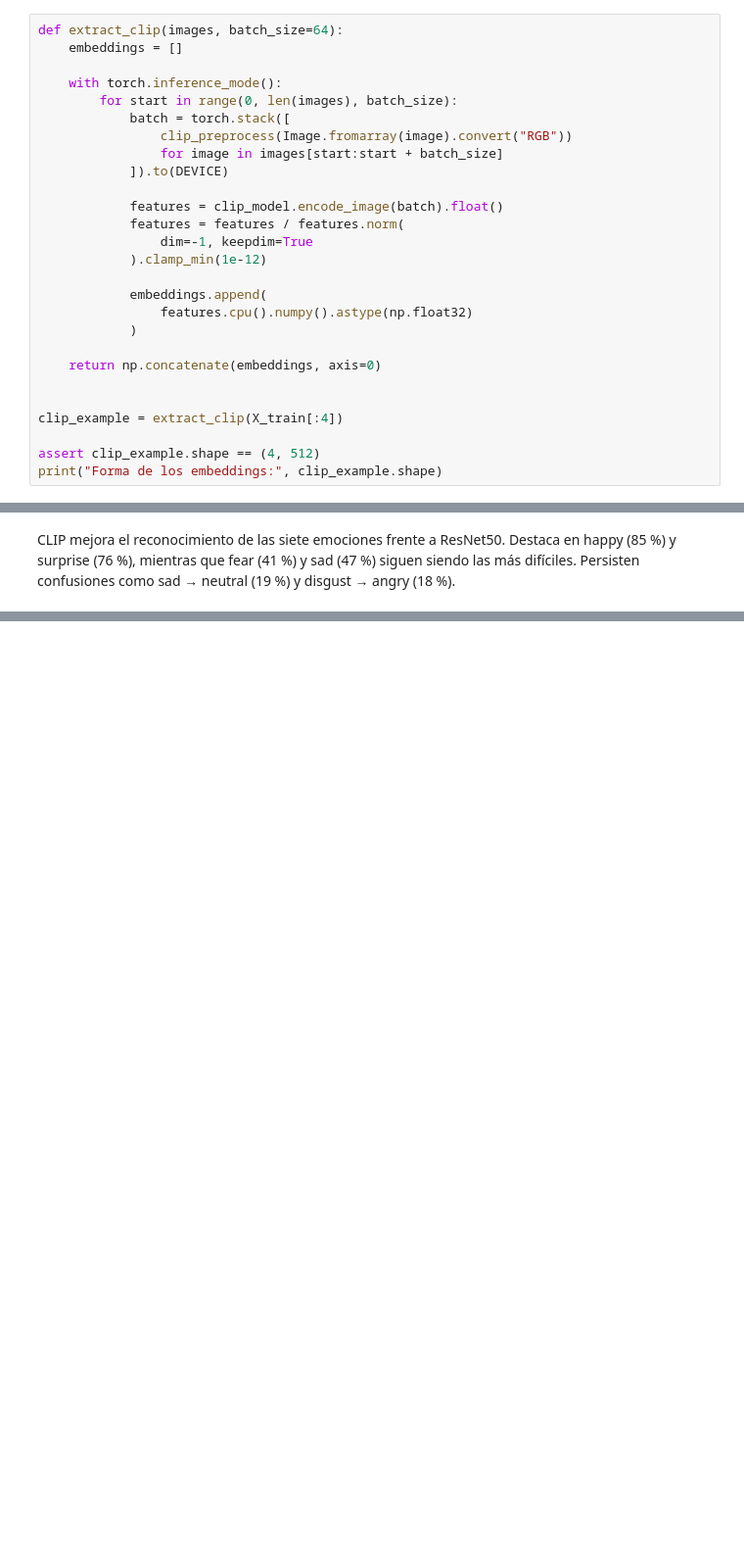
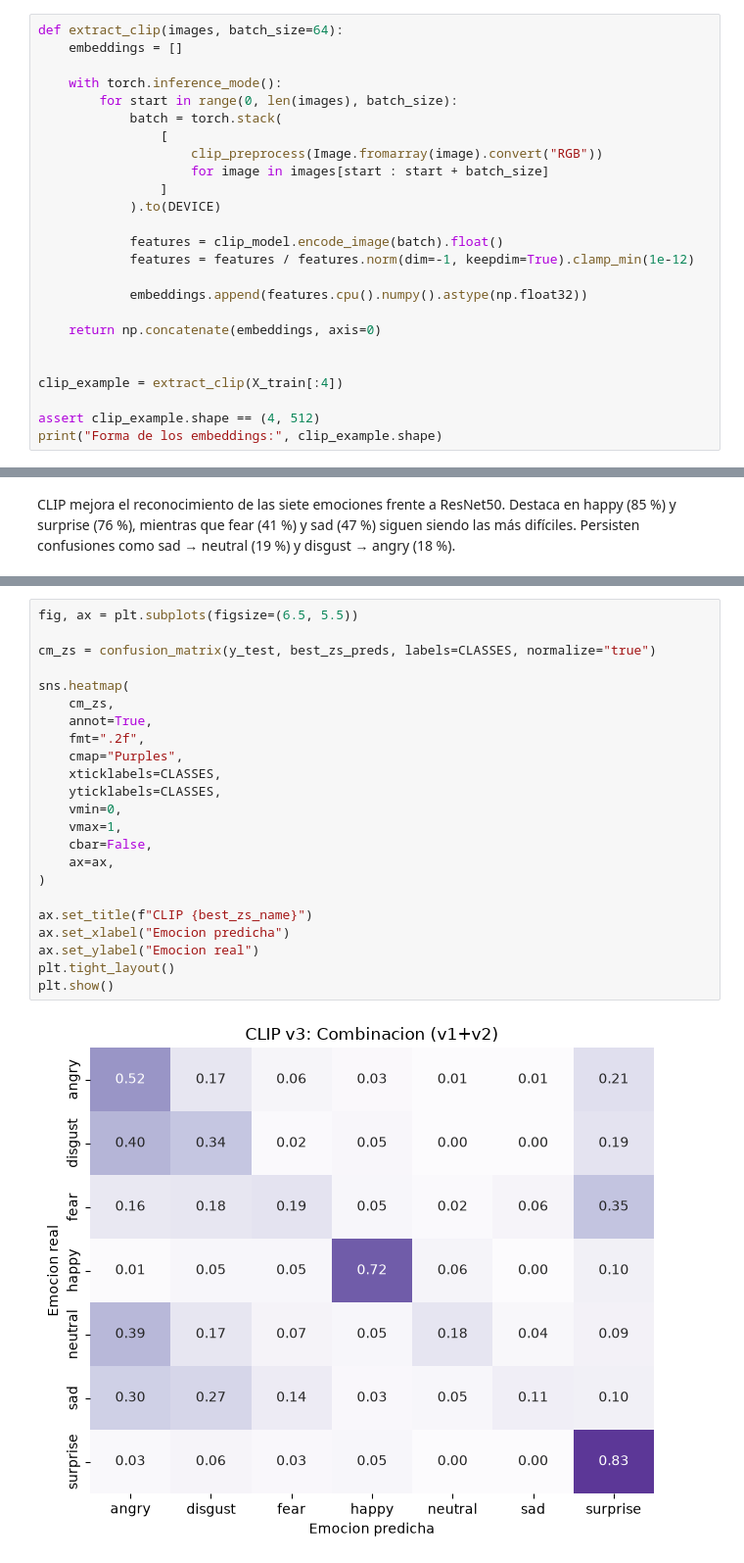
Before and after one commit to oliverAnderson18/deteccion_emociones, a Jupyter notebook: develop.ipynb, the cells around one changed output, grey strips where cells are left out. Shown at 98% size. Drawn from its saved outputs; the diff is of its cells as text; blank space fills up the shorter version.

```diff
--- a/develop.ipynb
+++ b/develop.ipynb
@@ -1558,19 +1433,17 @@ def extract_clip(images, batch_size=64):
 
     with torch.inference_mode():
         for start in range(0, len(images), batch_size):
-            batch = torch.stack([
-                clip_preprocess(Image.fromarray(image).convert("RGB"))
-                for image in images[start:start + batch_size]
-            ]).to(DEVICE)
+            batch = torch.stack(
+                [
+                    clip_preprocess(Image.fromarray(image).convert("RGB"))
+                    for image in images[start : start + batch_size]
+                ]
+            ).to(DEVICE)
 
             features = clip_model.encode_image(batch).float()
-            features = features / features.norm(
-                dim=-1, keepdim=True
-            ).clamp_min(1e-12)
+            features = features / features.norm(dim=-1, keepdim=True).clamp_min(1e-12)
 
-            embeddings.append(
-                features.cpu().numpy().astype(np.float32)
-            )
+            embeddings.append(features.cpu().numpy().astype(np.float32))
 
     return np.concatenate(embeddings, axis=0)
 
@@ -1725,0 +1729,25 @@ como sad → neutral (19 %) y disgust → angry (18 %).
+# %%
+fig, ax = plt.subplots(figsize=(6.5, 5.5))
+
+cm_zs = confusion_matrix(y_test, best_zs_preds, labels=CLASSES, normalize="true")
+
+sns.heatmap(
+    cm_zs,
+    annot=True,
+    fmt=".2f",
+    cmap="Purples",
+    xticklabels=CLASSES,
+    yticklabels=CLASSES,
+    vmin=0,
+    vmax=1,
+    cbar=False,
+    ax=ax,
+)
+
+ax.set_title(f"CLIP {best_zs_name}")
+ax.set_xlabel("Emocion predicha")
+ax.set_ylabel("Emocion real")
+plt.tight_layout()
+plt.show()
+# %% [output]
+[figure, added]
```
Also changed, not shown: parts of 76 cells of this notebook, 6 other files.
